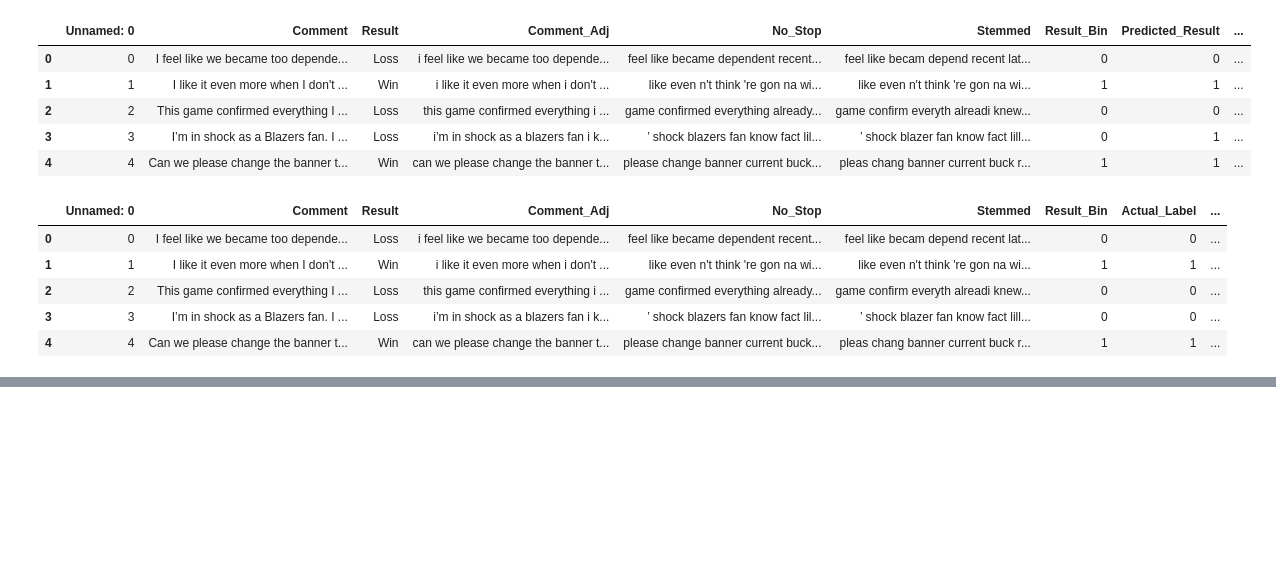
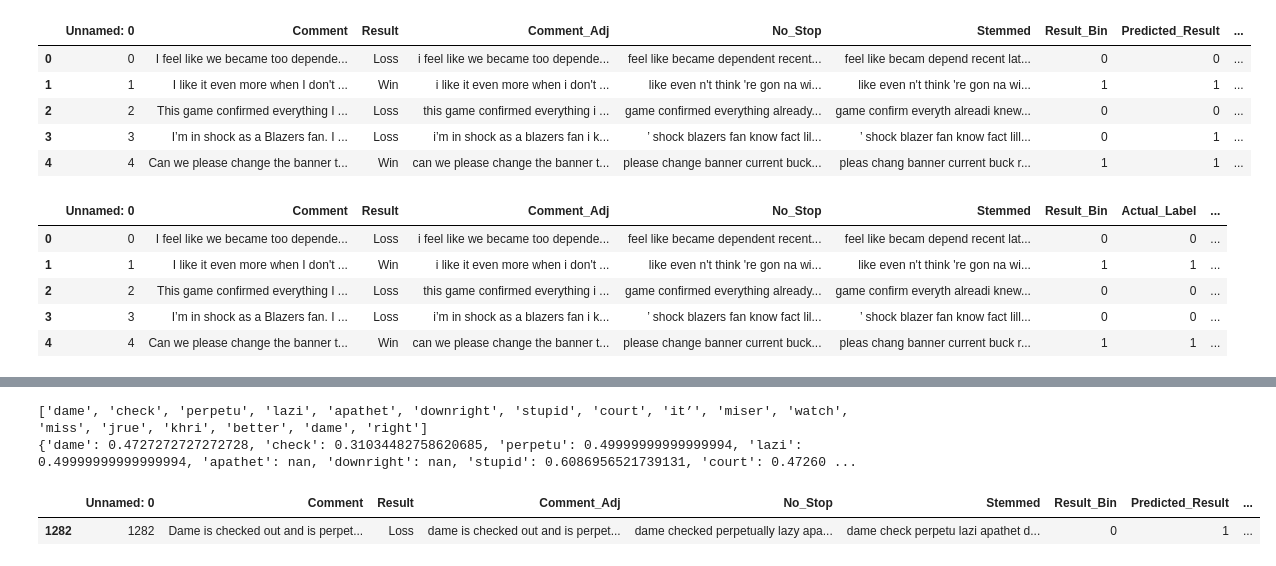
Before and after one commit to tulane-cmps6730/project-reddit, a Jupyter notebook: notebooks/Experiment-Error_Analysis.ipynb, the cells around one changed output, grey strips where cells are left out. Drawn from its saved outputs; the diff is of its cells as text; code cells hidden in the pictures; blank space fills up the shorter version.

```diff
--- a/notebooks/Experiment-Error_Analysis.ipynb
+++ b/notebooks/Experiment-Error_Analysis.ipynb
@@ -3,4 +12,8 @@ import pandas as pd
 # %%
+train_df = pd.read_csv("../data/train.csv")
+val_df = pd.read_csv("../data/validation.csv")
+test_df = pd.read_csv("../data/test.csv")
+
 bnb = pd.read_csv("bnb_results.csv")
 lr = pd.read_csv("lr_results.csv")
 cnn = pd.read_csv("cnn_results.csv")
@@ -7,0 +33,26 @@ bert = pd.read_csv("bert_results.csv")
+# %%
+# Find Post. Dist.
+def find_prob_nb(text, label):
+    words = process_text(text).split()
+    print(words)
+    evidence = dict()
+    df = train_df[train_df["Result"] == label]
+    for word in words:
+        word_count = train_df['Stemmed'].str.contains(word, case=False).sum()
+        evidence[word] = word_count/len(train_df)
+
+    likelihood = dict()
+    for word in words:
+        word_count = df['Stemmed'].str.contains(word, case=False).sum()
+        likelihood[word] = word_count/len(df)
+    prior = len(df)/len(train_df)
+
+    ratio = dict()
+
+    for key, value in likelihood.items():
+        if key in evidence:
+            ratio[key] = value / evidence[key]
+    post = dict()
+    post = {key: value * prior for key, value in ratio.items()}
+
+    print(post)
@@ -241,0 +214,4 @@ def return_coef_bnb(text):
+# %%
+target_comment = "Dame is checked out and is perpetually lazy, apathetic, and downright stupid on the court. It’s miserable to watch. I miss Jrue, and Khris is better than Dame right now"
+
+return_coef_lr(target_comment)
@@ -241,0 +236,9 @@ def return_coef_bnb(text):
+# %%
+find_prob_nb(target_comment, "Loss")
+result = bnb[bnb['Comment'].str.contains(target_comment)]
+result
+# %% [output]
+['dame', 'check', 'perpetu', 'lazi', 'apathet', 'downright', 'stupid', 'court', 'it’', 'miser', 'watch', 'miss', 'jrue', 'khri', 'better', 'dame', 'right']
+{'dame': 0.4727272727272728, 'check': 0.31034482758620685, 'perpetu': 0.49999999999999994, 'lazi': 0.49999999999999994, 'apathet': nan, 'downright': nan, 'stupid': 0.6086956521739131, 'court': 0.47260 ...
+|  | Unnamed: 0 | Comment | Result | Comment_Adj | No_Stop | Stemmed | Result_Bin | Predicted_Result | ... |
+| 1282 | 1282 | Dame is checked out and is perpet... | Loss | dame is checked out and is perpet... | dame checked perpetually lazy apa... | dame check perpetu lazi apathet d... | 0 | 1 | ... |
```
Also changed, not shown: parts of 31 cells of this notebook, 3 other files.
